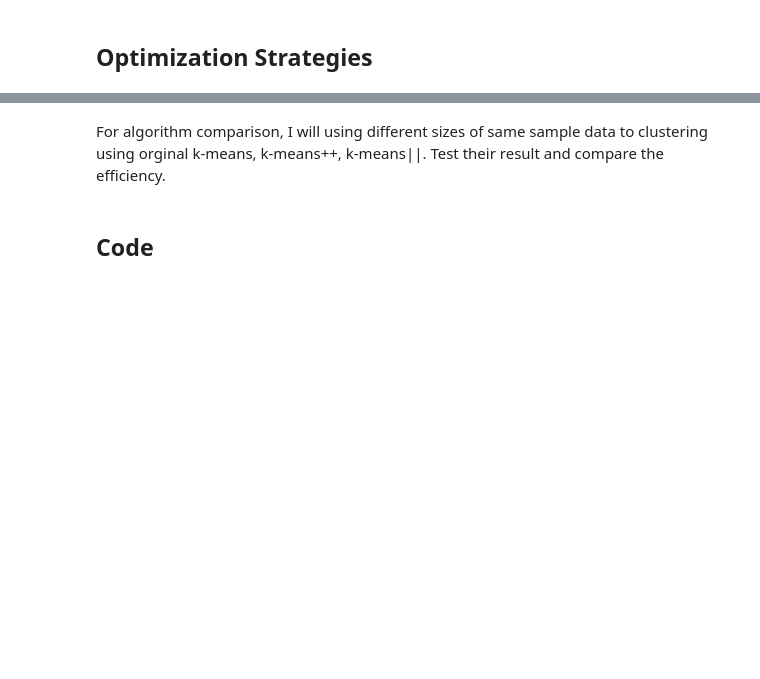
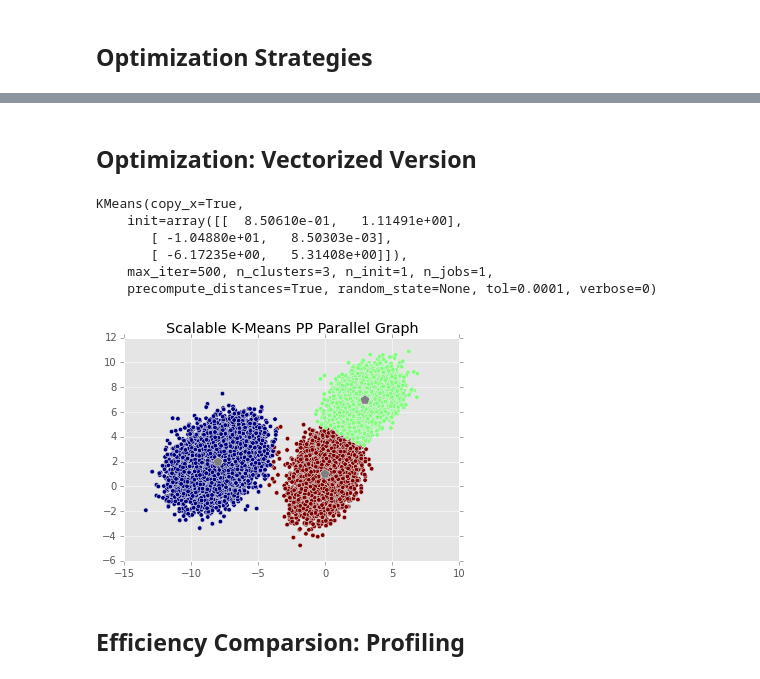
Before and after one commit to jtappler/ScalableKMeansPlusPlus, a Jupyter notebook: ScalableKMeansPlusPlus.ipynb, the cells around one changed output, grey strips where cells are left out. Drawn from its saved outputs; the diff is of its cells as text; code cells hidden in the pictures; blank space fills up the shorter version.

```diff
--- a/ScalableKMeansPlusPlus.ipynb
+++ b/ScalableKMeansPlusPlus.ipynb
@@ -151,4 +282,2 @@ array([[  5.57524633e-01,   1.79411743e+00,   1.00000000e+00],
-# %% [markdown]
-For algorithm comparison, I will using different sizes of same sample data to clustering using orginal k-means, k-means++, k-means||. Test their result and compare the efficiency.
-# %% [markdown]
-## Code
+# %% [markdown]
+## Optimization:  Vectorized Version
@@ -154,0 +334,20 @@ For algorithm comparison, I will using different sizes of same sample data to cl
+# %%
+data = SimulatedData.DataSimulation(1000)
+VectoredScalableKMeansPP.KMeansParallel(data,3,6)
+# %% [output]
+KMeans(copy_x=True,
+    init=array([[  8.50610e-01,   1.11491e+00],
+       [ -1.04880e+01,   8.50303e-03],
+       [ -6.17235e+00,   5.31408e+00]]),
+    max_iter=500, n_clusters=3, n_init=1, n_jobs=1,
+    precompute_distances=True, random_state=None, tol=0.0001, verbose=0)
+# %%
+KMeansPP2 = VectoredScalableKMeansPP.KMeansParallel(data=data, k=k, l=2*k);
+df = SimulatedData.AsDataFrame(data)
+plt.scatter(df.X,df.Y,c=KMeansPP2.labels_);
+plt.scatter(KMeansPP2.cluster_centers_[:,0],KMeansPP2.cluster_centers_[:,1], c='grey', s=100, marker=(5,0));
+plt.title("Scalable K-Means PP Parallel Graph");
+# %% [output]
+[figure, added]
+# %% [markdown]
+## Efficiency Comparsion: Profiling
```
Also changed, not shown: parts of 35 cells of this notebook, 8 other files.
